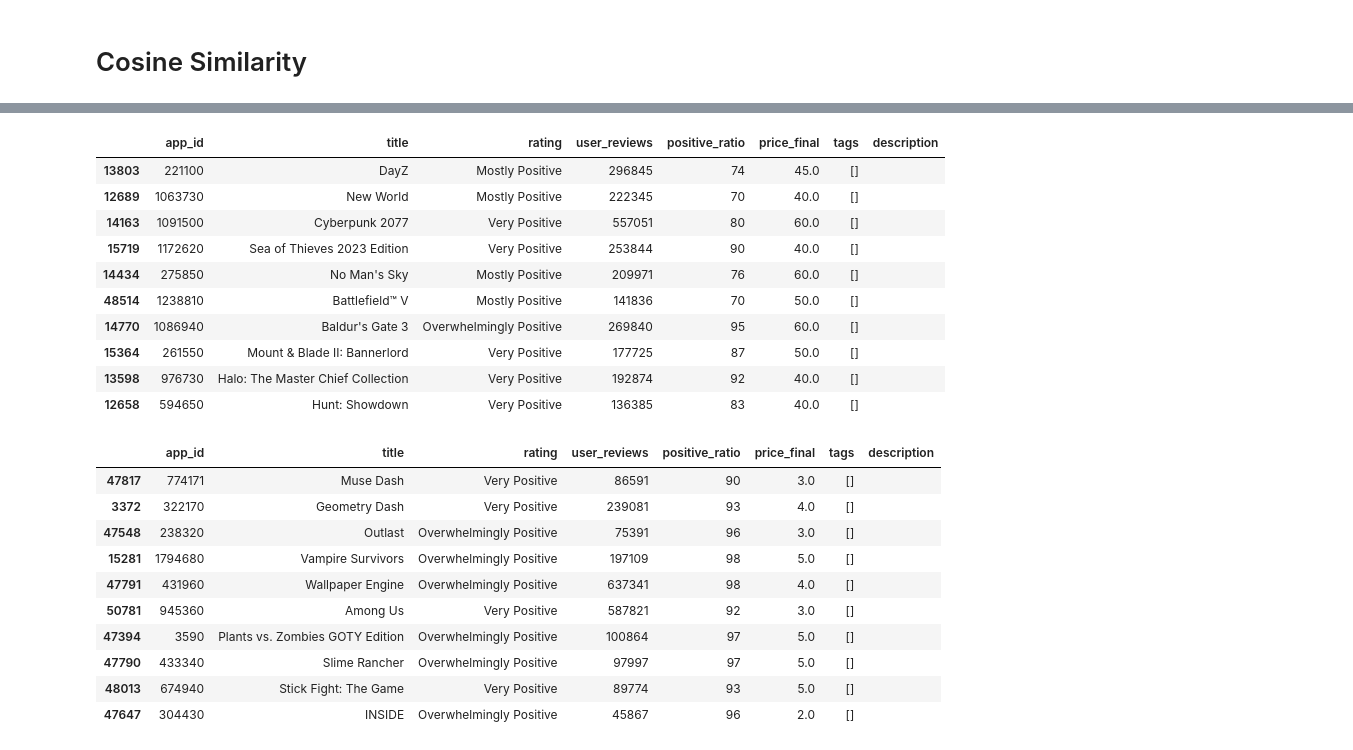
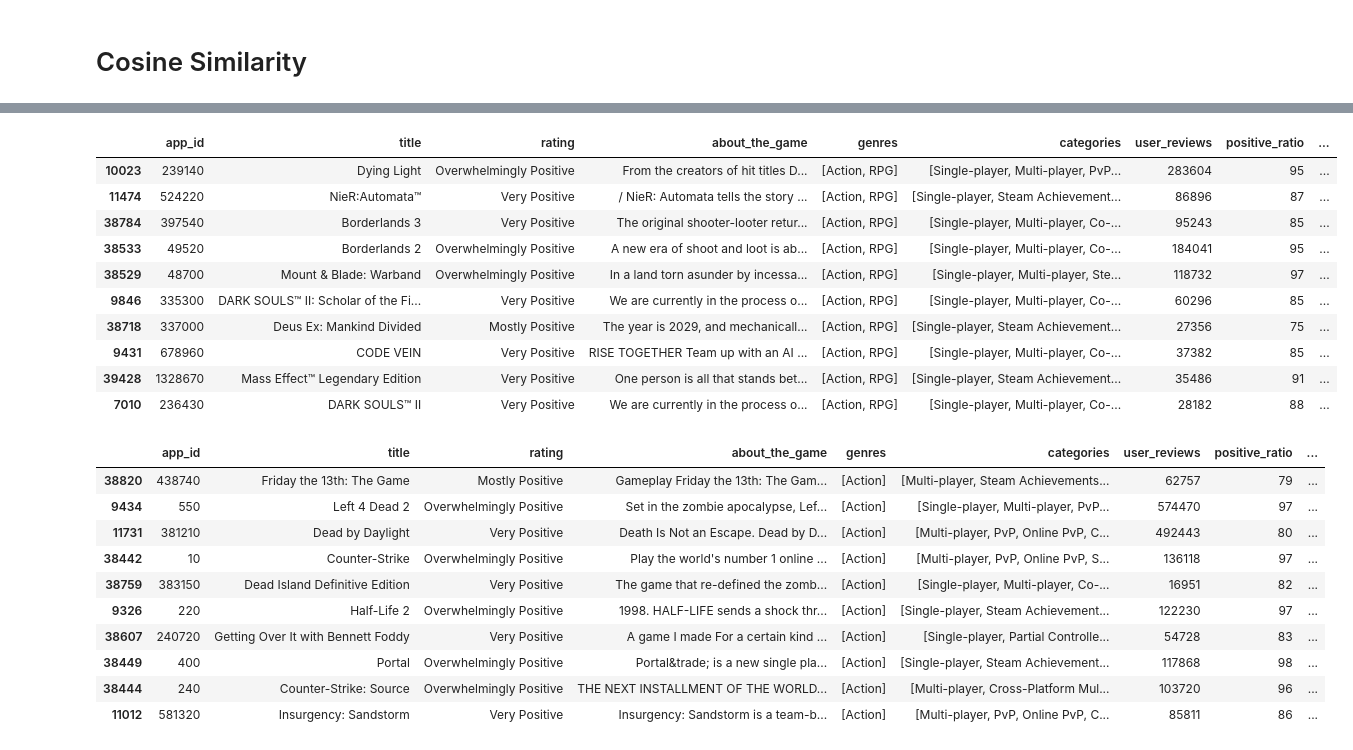
Before and after one commit to nicklus-14/game-recommendation-system, a Jupyter notebook: feature_engineering_and_similarity.ipynb, the cells around one changed output, grey strips where cells are left out. Drawn from its saved outputs; the diff is of its cells as text; code cells hidden in the pictures.

```diff
--- a/feature_engineering_and_similarity.ipynb
+++ b/feature_engineering_and_similarity.ipynb
@@ -79,7 +99,7 @@ def clean_text(text):
 
     return text
 # %%
-df['description_filled'] = df['description']
+df['description_filled'] = df['about_the_game']
 # %%
 df['description_filled'] = df['description_filled'].apply(clean_text)
 # %%
@@ -87,7 +107,7 @@ rows = df['description_filled'].str.strip() == ''
 
 df.loc[rows, 'description_filled'] = (
     df.loc[rows, 'title'] + ' ' +
-    df.loc[rows, 'tags'].apply(' '.join)
+    df.loc[rows, 'genres'].apply(' '.join)
 )
 
 df.loc[rows, 'description_filled'] = df['description_filled'].apply(clean_text)
@@ -175,12 +192,16 @@ model = SentenceTransformer('all-MiniLM-L6-v2')
 # df['title'] = df['title'].fillna('')
 # df['description'] = df['description'].fillna('')
 
-# Ensure tags (which are lists) are converted to a single string before concatenation
-df['tags_text'] = df['tags'].apply(
-    lambda x: ' '.join(x) if isinstance(x, (list, tuple)) else str(x)
+# Ensure genres (which are lists) are converted to a single string before concatenation
+df['labels_text'] = df.apply(
+    lambda row: ' '.join(
+        [*row['genres'], *row['categories']] if isinstance(row['genres'], list) and isinstance(row['categories'], list) # Return both list contents if both are lists
+        else str(row['genres']) + ' ' + str(row['categories']) # Otherwise, convert the strings and append together
+    ),
+    axis=1 # Go row by row (not column by column)
 )
 
-texts = (df['title'] + ' ' + df['description_filled'] + ' ' + df['tags_text']).tolist()
+texts = (df['title'] + ' ' + df['description_filled'] + ' ' + df['labels_text']).tolist()
 
 text_embeddings = model.encode(texts, show_progress_bar=True, convert_to_numpy=True)
 
@@ -226,11 +241,11 @@ df['user_reviews_log'] = np.log1p(df['user_reviews'])
 # %%
 embeddings = text_embeddings
 
-tags = tag_matrix
+tags = genres_matrix
 
 numerics = df[['price_log', 'positive_ratio_log', 'user_reviews_log']].values
 
-X = np.hstack([numerics*0.6, embeddings*0.1, tags*2.0])
+X = np.hstack([numerics*0.6, embeddings*0.3, tags*1.7])
 
 cs_matrix = cosine_similarity(X)
 
@@ -276,35 +286,35 @@ rec[['app_id', 'title', 'rating', 'user_reviews', 'positive_ratio', 'price_final
 # %%
 # ELDEN RING
 rec = recommend(df, 1245620, cs_matrix)
-rec[['app_id', 'title', 'rating', 'user_reviews', 'positive_ratio', 'price_final','tags', 'description']]
+rec[['app_id', 'title', 'rating', 'about_the_game', 'genres', 'categories', 'user_reviews', 'positive_ratio', 'price_final']]
 # %% [output]
-|  | app_id | title | rating | user_reviews | positive_ratio | price_final | tags | description |
-| 13803 | 221100 | DayZ | Mostly Positive | 296845 | 74 | 45.0 | [] |  |
-| 12689 | 1063730 | New World | Mostly Positive | 222345 | 70 | 40.0 | [] |  |
-| 14163 | 1091500 | Cyberpunk 2077 | Very Positive | 557051 | 80 | 60.0 | [] |  |
-| 15719 | 1172620 | Sea of Thieves 2023 Edition | Very Positive | 253844 | 90 | 40.0 | [] |  |
-| 14434 | 275850 | No Man's Sky | Mostly Positive | 209971 | 76 | 60.0 | [] |  |
-| 48514 | 1238810 | Battlefield™ V | Mostly Positive | 141836 | 70 | 50.0 | [] |  |
-| 14770 | 1086940 | Baldur's Gate 3 | Overwhelmingly Positive | 269840 | 95 | 60.0 | [] |  |
-| 15364 | 261550 | Mount & Blade II: Bannerlord | Very Positive | 177725 | 87 | 50.0 | [] |  |
-| 13598 | 976730 | Halo: The Master Chief Collection | Very Positive | 192874 | 92 | 40.0 | [] |  |
-| 12658 | 594650 | Hunt: Showdown | Very Positive | 136385 | 83 | 40.0 | [] |  |
+|  | app_id | title | rating | about_the_game | genres | categories | user_reviews | positive_ratio | ... |
+| 10023 | 239140 | Dying Light | Overwhelmingly Positive | From the creators of hit titles D... | [Action, RPG] | [Single-player, Multi-player, PvP... | 283604 | 95 | ... |
+| 11474 | 524220 | NieR:Automata™ | Very Positive | / NieR: Automata tells the story ... | [Action, RPG] | [Single-player, Steam Achievement... | 86896 | 87 | ... |
+| 38784 | 397540 | Borderlands 3 | Very Positive | The original shooter-looter retur... | [Action, RPG] | [Single-player, Multi-player, Co-... | 95243 | 85 | ... |
+| 38533 | 49520 | Borderlands 2 | Overwhelmingly Positive | A new era of shoot and loot is ab... | [Action, RPG] | [Single-player, Multi-player, Co-... | 184041 | 95 | ... |
+| 38529 | 48700 | Mount & Blade: Warband | Overwhelmingly Positive | In a land torn asunder by incessa... | [Action, RPG] | [Single-player, Multi-player, Ste... | 118732 | 97 | ... |
+| 9846 | 335300 | DARK SOULS™ II: Scholar of the Fi... | Very Positive | We are currently in the process o... | [Action, RPG] | [Single-player, Multi-player, Co-... | 60296 | 85 | ... |
+| 38718 | 337000 | Deus Ex: Mankind Divided | Mostly Positive | The year is 2029, and mechanicall... | [Action, RPG] | [Single-player, Steam Achievement... | 27356 | 75 | ... |
+| 9431 | 678960 | CODE VEIN | Very Positive | RISE TOGETHER Team up with an AI ... | [Action, RPG] | [Single-player, Multi-player, Co-... | 37382 | 85 | ... |
+| 39428 | 1328670 | Mass Effect™ Legendary Edition | Very Positive | One person is all that stands bet... | [Action, RPG] | [Single-player, Steam Achievement... | 35486 | 91 | ... |
+| 7010 | 236430 | DARK SOULS™ II | Very Positive | We are currently in the process o... | [Action, RPG] | [Single-player, Multi-player, Co-... | 28182 | 88 | ... |
 # %%
 # Titanfall 2
 rec = recommend(df, 1237970, cs_matrix)
-rec[['app_id', 'title', 'rating', 'user_reviews', 'positive_ratio', 'price_final','tags', 'description']]
+rec[['app_id', 'title', 'rating', 'about_the_game', 'genres', 'categories', 'user_reviews', 'positive_ratio', 'price_final']]
 # %% [output]
-|  | app_id | title | rating | user_reviews | positive_ratio | price_final | tags | description |
-| 47817 | 774171 | Muse Dash | Very Positive | 86591 | 90 | 3.0 | [] |  |
-| 3372 | 322170 | Geometry Dash | Very Positive | 239081 | 93 | 4.0 | [] |  |
-| 47548 | 238320 | Outlast | Overwhelmingly Positive | 75391 | 96 | 3.0 | [] |  |
-| 15281 | 1794680 | Vampire Survivors | Overwhelmingly Positive | 197109 | 98 | 5.0 | [] |  |
-| 47791 | 431960 | Wallpaper Engine | Overwhelmingly Positive | 637341 | 98 | 4.0 | [] |  |
-| 50781 | 945360 | Among Us | Very Positive | 587821 | 92 | 3.0 | [] |  |
-| 47394 | 3590 | Plants vs. Zombies GOTY Edition | Overwhelmingly Positive | 100864 | 97 | 5.0 | [] |  |
-| 47790 | 433340 | Slime Rancher | Overwhelmingly Positive | 97997 | 97 | 5.0 | [] |  |
-| 48013 | 674940 | Stick Fight: The Game | Very Positive | 89774 | 93 | 5.0 | [] |  |
-| 47647 | 304430 | INSIDE | Overwhelmingly Positive | 45867 | 96 | 2.0 | [] |  |
+|  | app_id | title | rating | about_the_game | genres | categories | user_reviews | positive_ratio | ... |
+| 38820 | 438740 | Friday the 13th: The Game | Mostly Positive | Gameplay Friday the 13th: The Gam... | [Action] | [Multi-player, Steam Achievements... | 62757 | 79 | ... |
+| 9434 | 550 | Left 4 Dead 2 | Overwhelmingly Positive | Set in the zombie apocalypse, Lef... | [Action] | [Single-player, Multi-player, PvP... | 574470 | 97 | ... |
+| 11731 | 381210 | Dead by Daylight | Very Positive | Death Is Not an Escape. Dead by D... | [Action] | [Multi-player, PvP, Online PvP, C... | 492443 | 80 | ... |
+| 38442 | 10 | Counter-Strike | Overwhelmingly Positive | Play the world's number 1 online ... | [Action] | [Multi-player, PvP, Online PvP, S... | 136118 | 97 | ... |
+| 38759 | 383150 | Dead Island Definitive Edition | Very Positive | The game that re-defined the zomb... | [Action] | [Single-player, Multi-player, Co-... | 16951 | 82 | ... |
+| 9326 | 220 | Half-Life 2 | Overwhelmingly Positive | 1998. HALF-LIFE sends a shock thr... | [Action] | [Single-player, Steam Achievement... | 122230 | 97 | ... |
+| 38607 | 240720 | Getting Over It with Bennett Foddy | Very Positive | A game I made For a certain kind ... | [Action] | [Single-player, Partial Controlle... | 54728 | 83 | ... |
+| 38449 | 400 | Portal | Overwhelmingly Positive | Portal&trade; is a new single pla... | [Action] | [Single-player, Steam Achievement... | 117868 | 98 | ... |
+| 38444 | 240 | Counter-Strike: Source | Overwhelmingly Positive | THE NEXT INSTALLMENT OF THE WORLD... | [Action] | [Multi-player, Cross-Platform Mul... | 103720 | 96 | ... |
+| 11012 | 581320 | Insurgency: Sandstorm | Very Positive | Insurgency: Sandstorm is a team-b... | [Action] | [Multi-player, PvP, Online PvP, C... | 85811 | 86 | ... |
 # %%
 # Insurgency Sandstorm
 rec = recommend(df, 581320, cs_matrix)
```
Also changed, not shown: parts of 35 cells of this notebook, 2 other files.
